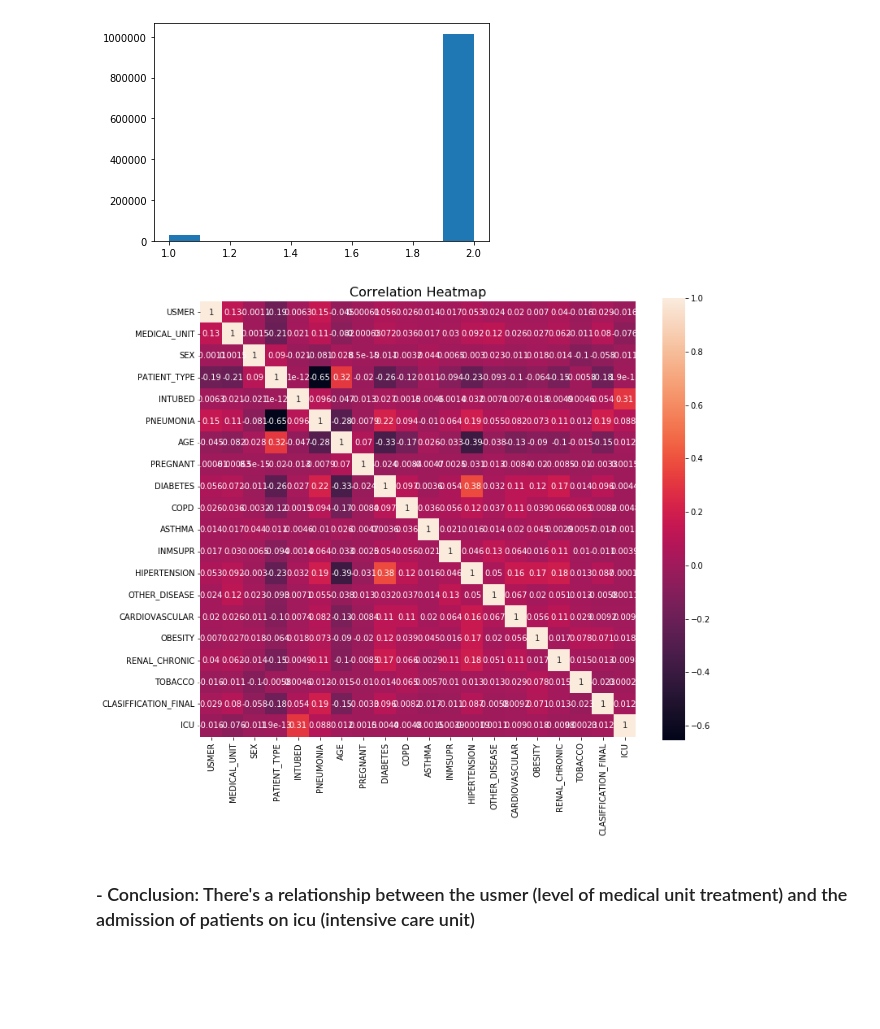
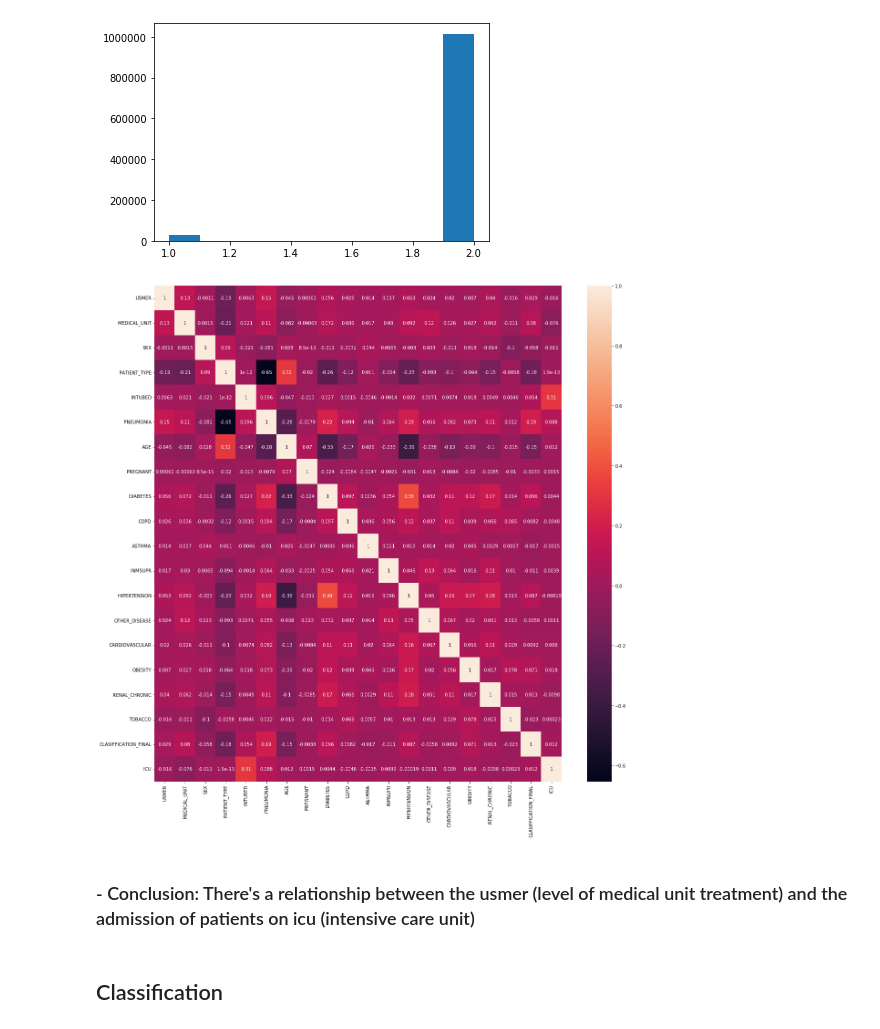
Before and after one commit to LucasSilva194/AI_Project, a Jupyter notebook: Projeto.ipynb, the cells around one changed output. Drawn from its saved outputs; the diff is of its cells as text; code cells hidden in the pictures; blank space fills up the shorter version.

Commit message:
classification initialization

```diff
--- a/Projeto.ipynb
+++ b/Projeto.ipynb
@@ -379,10 +382,10 @@ plt.hist(df["OTHER_DISEASE"]);
 [figure]
 # %%
 # create heatmap
-plt.figure(figsize=(12,10))
-sns.heatmap(df.corr(), annot=True, square=True)
-plt.title("Correlation Heatmap", fontsize=16);
+f, ax = plt.subplots(figsize=[20,20])
+sns.heatmap(df.corr(), annot=True)
+plt.show()
 # %% [output]
-[figure, old version]
+[figure, new version]
 # %% [markdown]
 ### - Conclusion: There's a relationship between the usmer (level of medical unit treatment) and the admission of patients on icu (intensive care unit)
@@ -391,0 +392,2 @@ plt.title("Correlation Heatmap", fontsize=16);
+# %% [markdown]
+## Classification
```
Also changed, not shown: parts of 6 cells of this notebook.
